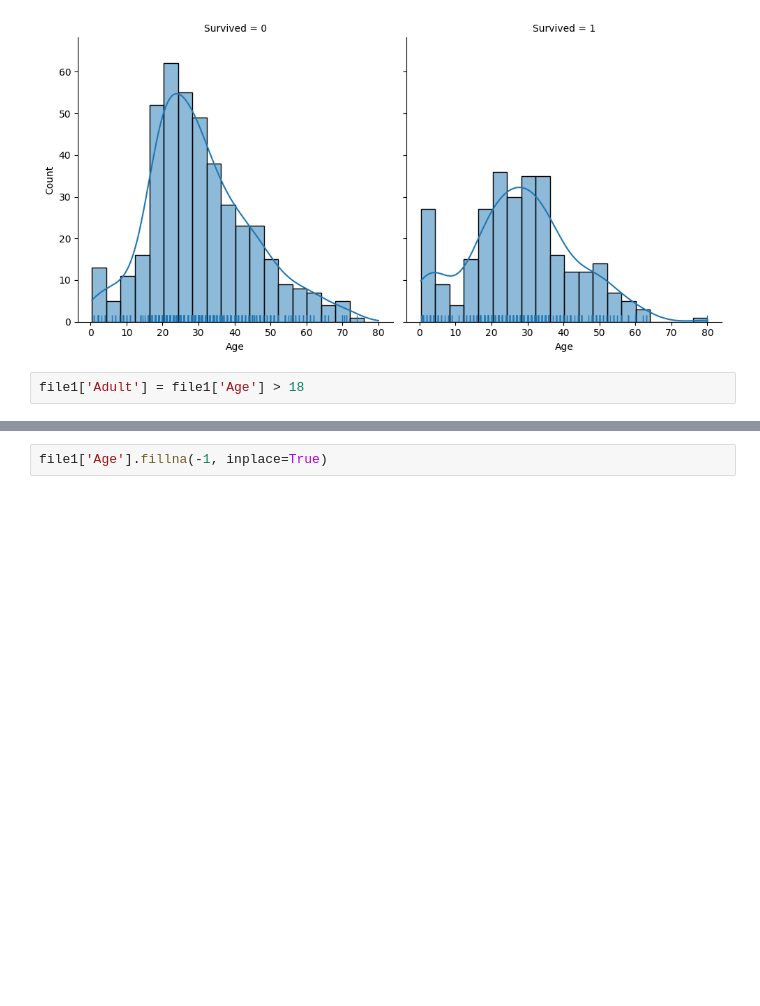
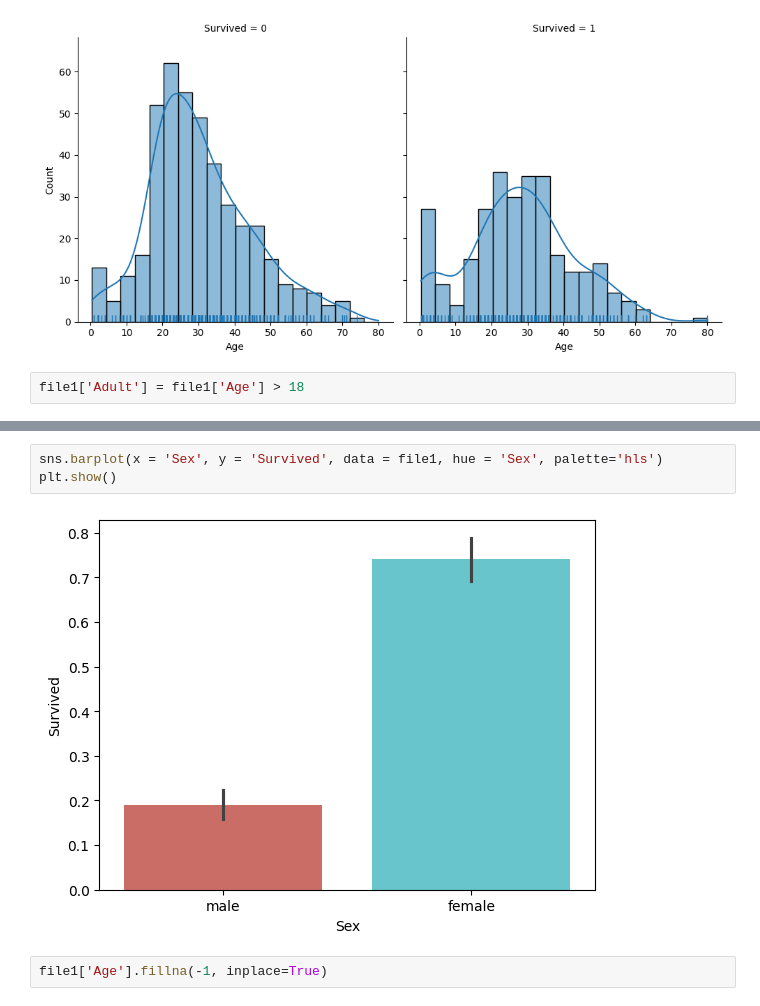
Before and after one commit to Vikram-kaki/DS, a Jupyter notebook: Machine Learning/Projects/Titanic/NoteBook.ipynb, the cells around one changed output, grey strips where cells are left out. Saved outputs shown, nothing was run; the diff lists cells and outputs as text; blank space fills up the shorter version.

```diff
--- a/Machine Learning/Projects/Titanic/NoteBook.ipynb
+++ b/Machine Learning/Projects/Titanic/NoteBook.ipynb
@@ -184,3 +179,8 @@ plt.show()
+# %%
+sns.barplot(x = 'Sex', y = 'Survived', data = file1, hue = 'Sex', palette='hls')
+plt.show()
+# %% [output]
+[figure, added]
 # %%
 file1['Age'].fillna(-1, inplace=True)
 # %%
```
Also changed, not shown: parts of 12 cells of this notebook.
